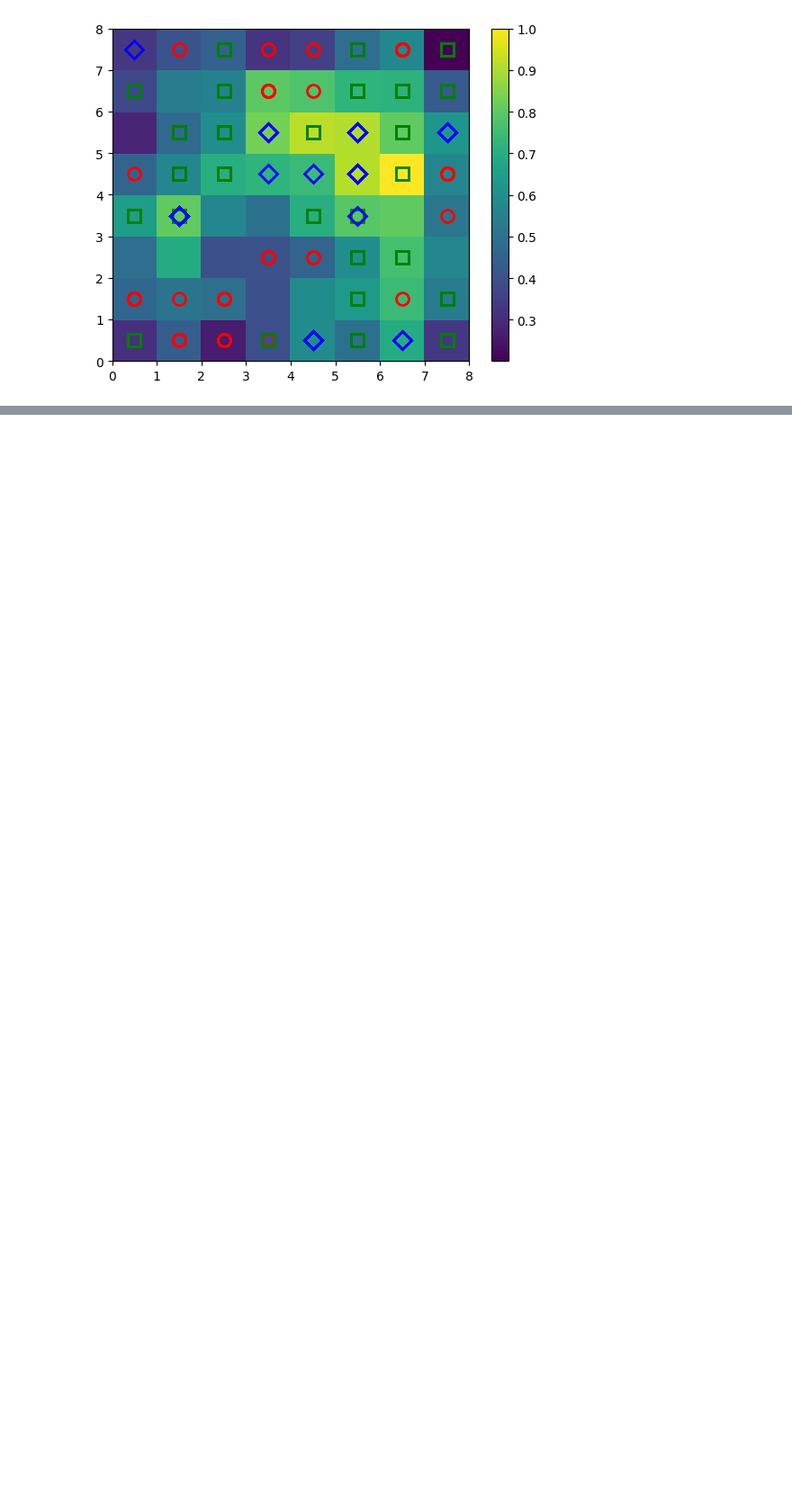
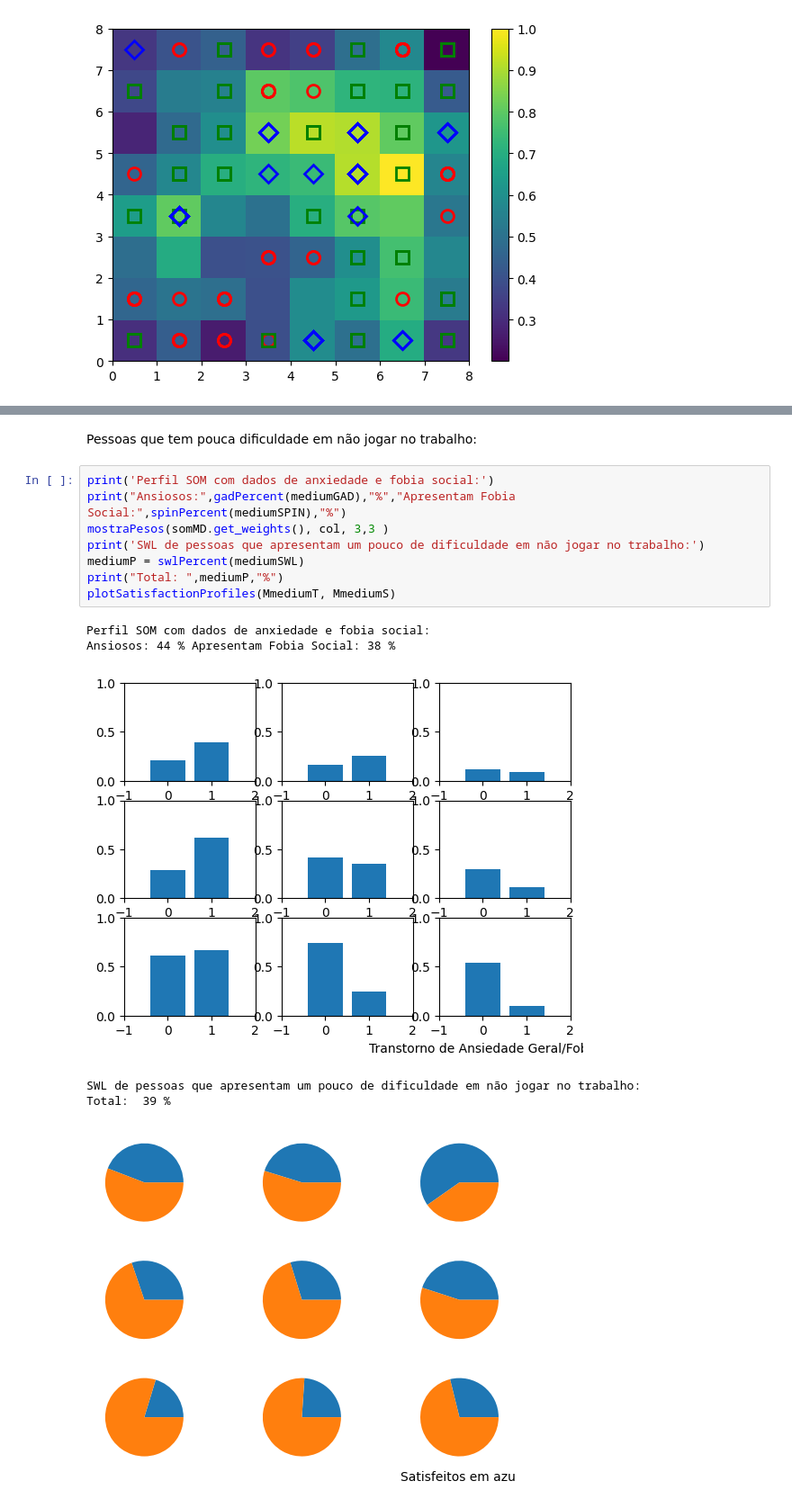
Before and after one commit to Fabkres/ArtificialIntelligence, a Jupyter notebook: Rede_SOM.ipynb, the cells around one changed output, grey strips where cells are left out. Shown: that part at 90% size. Cells and saved outputs as stored; diff of their text form; blank space fills up the shorter version.

```diff
--- a/Rede_SOM.ipynb
+++ b/Rede_SOM.ipynb
@@ -253,0 +555,17 @@ for i, x in enumerate(X):
+# %% [markdown]
+Pessoas que tem pouca dificuldade em não jogar no trabalho:
+# %%
+print('Perfil SOM com dados de anxiedade e fobia social:')
+print("Ansiosos:",gadPercent(mediumGAD),"%","Apresentam Fobia Social:",spinPercent(mediumSPIN),"%")
+mostraPesos(somMD.get_weights(), col, 3,3 )
+print('SWL de pessoas que apresentam um pouco de dificuldade em não jogar no trabalho:')
+mediumP = swlPercent(mediumSWL)
+print("Total: ",mediumP,"%")
+plotSatisfactionProfiles(MmediumT, MmediumS)
+# %% [output]
+Perfil SOM com dados de anxiedade e fobia social:
+Ansiosos: 44 % Apresentam Fobia Social: 38 %
+[figure, added]
+SWL de pessoas que apresentam um pouco de dificuldade em não jogar no trabalho:
+Total:  39 %
+[figure, added]
```
Also changed, not shown: parts of 63 cells of this notebook.
